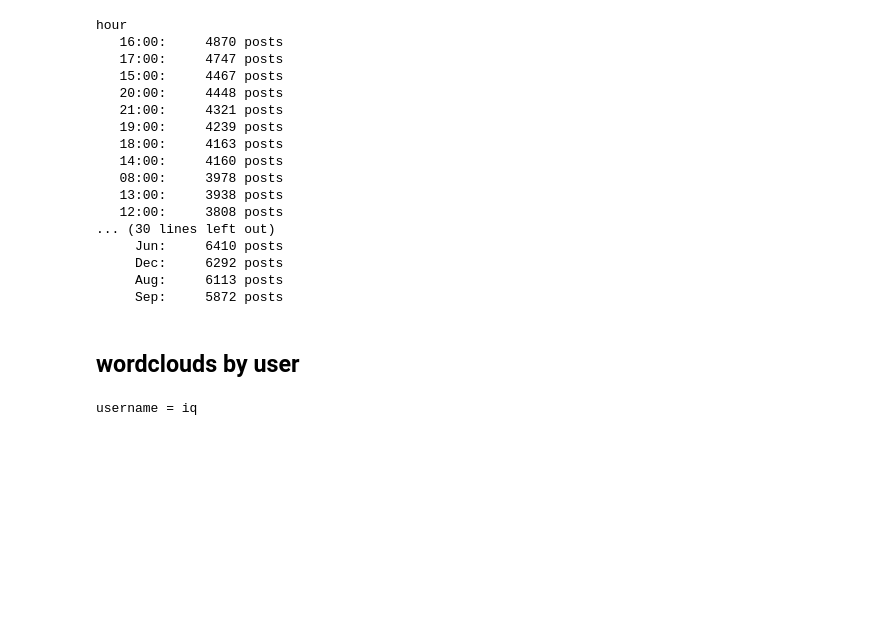
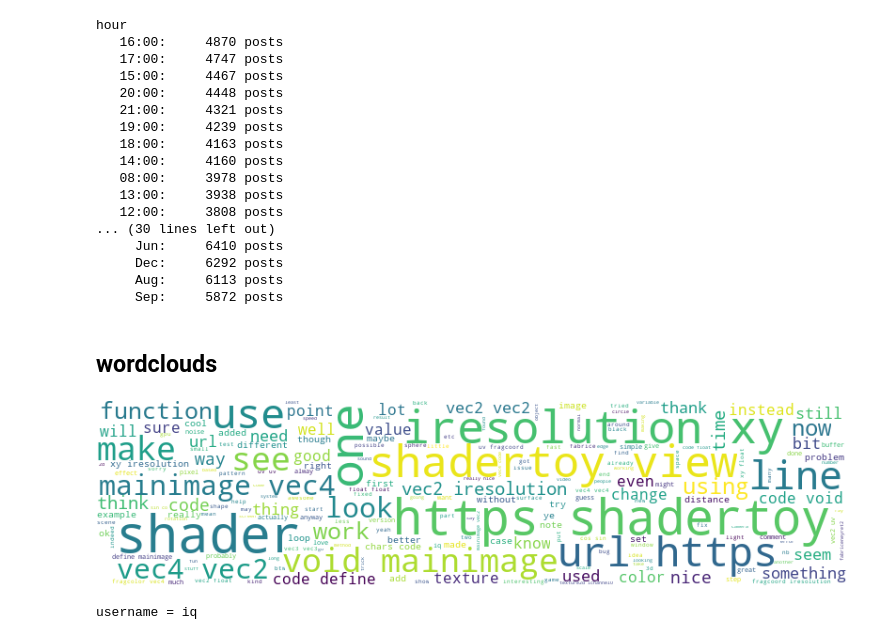
Before and after one commit to defgsus/shadertoz, a Jupyter notebook: notebooks/shadertoy-stats.ipynb, the cells around one changed output. Drawn from its saved outputs; the diff is of its cells as text; code cells hidden in the pictures; blank space fills up the shorter version.

```diff
--- a/notebooks/shadertoy-stats.ipynb
+++ b/notebooks/shadertoy-stats.ipynb
@@ -84,7 +94,7 @@ hour
      Aug:     6113 posts
      Sep:     5872 posts
 # %% [markdown]
-## wordclouds by user
+## wordclouds
 # %%
 def comments_wordcloud(**filter_params):
     print(", ".join("%s = %s" % (key, filter_params[key]) for key in sorted(filter_params)))
@@ -94,6 +104,10 @@ def comments_wordcloud(**filter_params):
         width=800,
         background_color="white"
     ).generate(text).to_image()
+# %%
+comments_wordcloud()
+# %% [output]
+[figure, added]
 # %%
 comments_wordcloud(username="iq")
 # %% [output]
```
Also changed, not shown: parts of 2 cells of this notebook.
